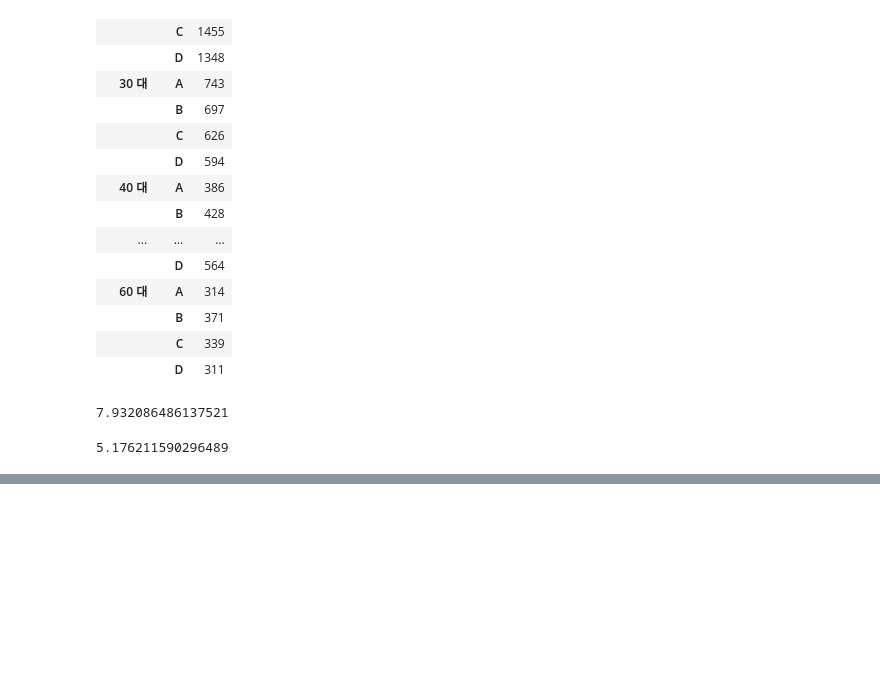
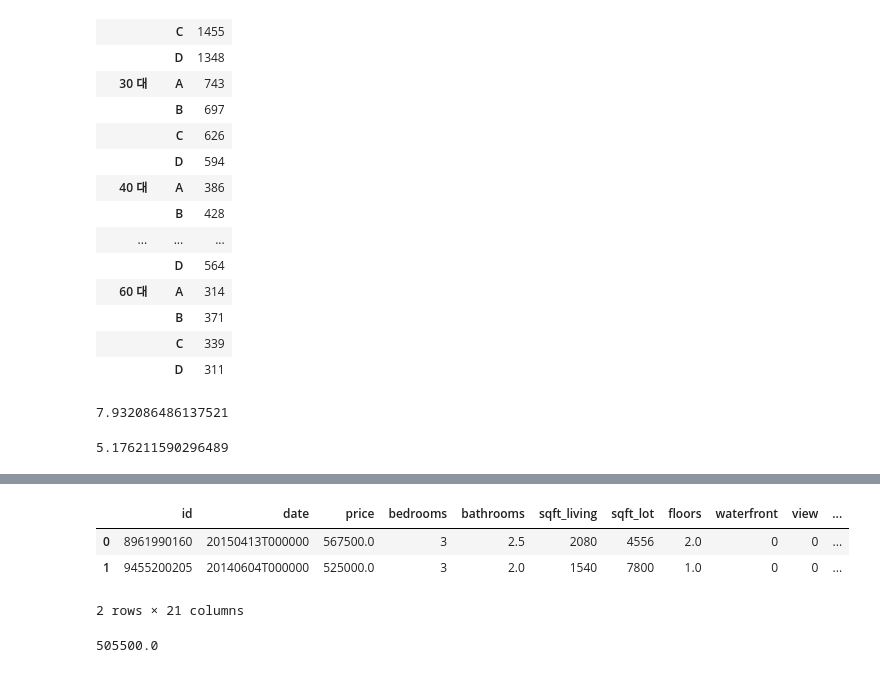
Before and after one commit to chickengak/TIL, a Jupyter notebook: dev-journey/big-data/빅분기-실기-datamanim-1유형.ipynb, the cells around one changed output, grey strips where cells are left out. Drawn from its saved outputs; the diff is of its cells as text; code cells hidden in the pictures; blank space fills up the shorter version.

```diff
--- a/dev-journey/big-data/빅분기-실기-datamanim-1유형.ipynb
+++ b/dev-journey/big-data/빅분기-실기-datamanim-1유형.ipynb
@@ -1160,0 +1238,17 @@ Data url :https://raw.githubusercontent.com/Datamanim/datarepo/main/nba/nba.csv"
+# %%
+"""데이터 출처 :https://www.kaggle.com/harlfoxem/housesalesprediction (참고, 데이터 수정)
+데이터 설명 : 킹카운티 주거지 가격 예측문제
+Data url :https://raw.githubusercontent.com/Datamanim/datarepo/main/kingcountyprice/train.csv"""
+# Q95. bedrooms 의 빈도가 가장 높은 값을 가지는 데이터들의 price의 상위 10%와 하위 10%값의 차이를 구하여라
+
+df = pd.read_csv("https://raw.githubusercontent.com/Datamanim/datarepo/main/kingcountyprice/train.csv")
+display(df.head(2))
+frequent = df['bedrooms'].value_counts().index[0]
+temp = df.loc[df['bedrooms'] == frequent]['price']
+temp.quantile(0.9) - temp.quantile(0.1)
+# %% [output]
+|  | id | date | price | bedrooms | bathrooms | sqft_living | sqft_lot | floors | waterfront | view | ... |
+| 0 | 8961990160 | 20150413T000000 | 567500.0 | 3 | 2.5 | 2080 | 4556 | 2.0 | 0 | 0 | ... |
+| 1 | 9455200205 | 20140604T000000 | 525000.0 | 3 | 2.0 | 1540 | 7800 | 1.0 | 0 | 0 | ... |
+2 rows × 21 columns
+505500.0
```
Also changed, not shown: parts of 80 cells of this notebook, 1 other file.
